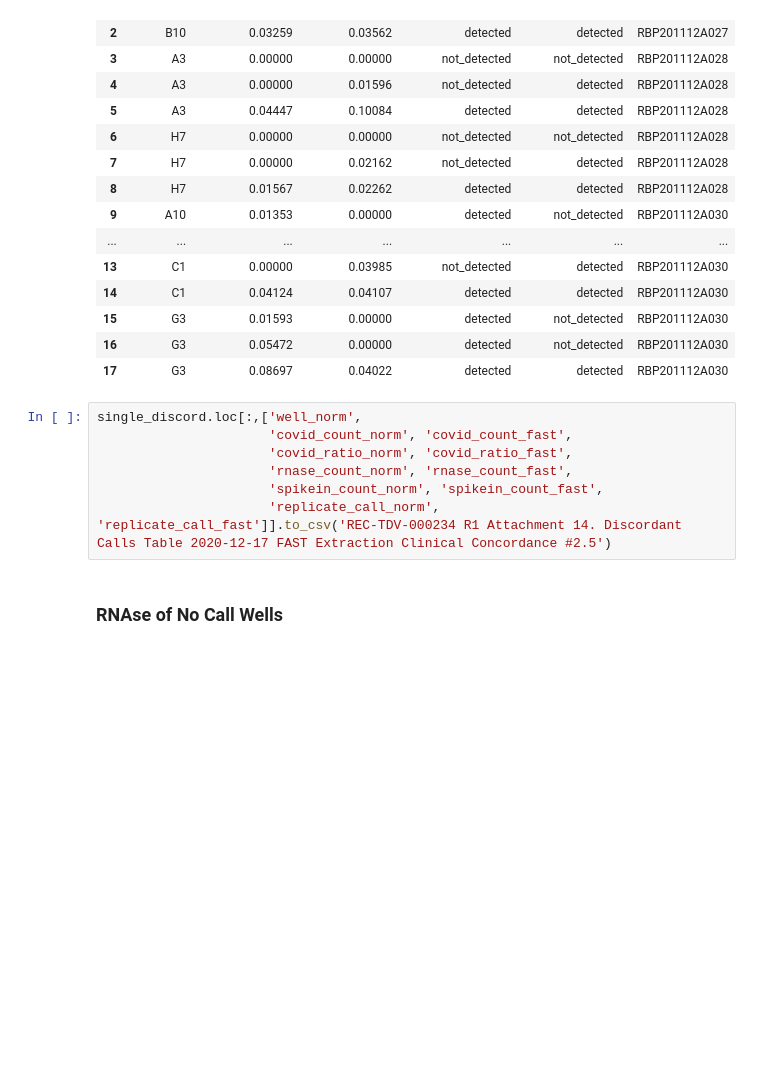
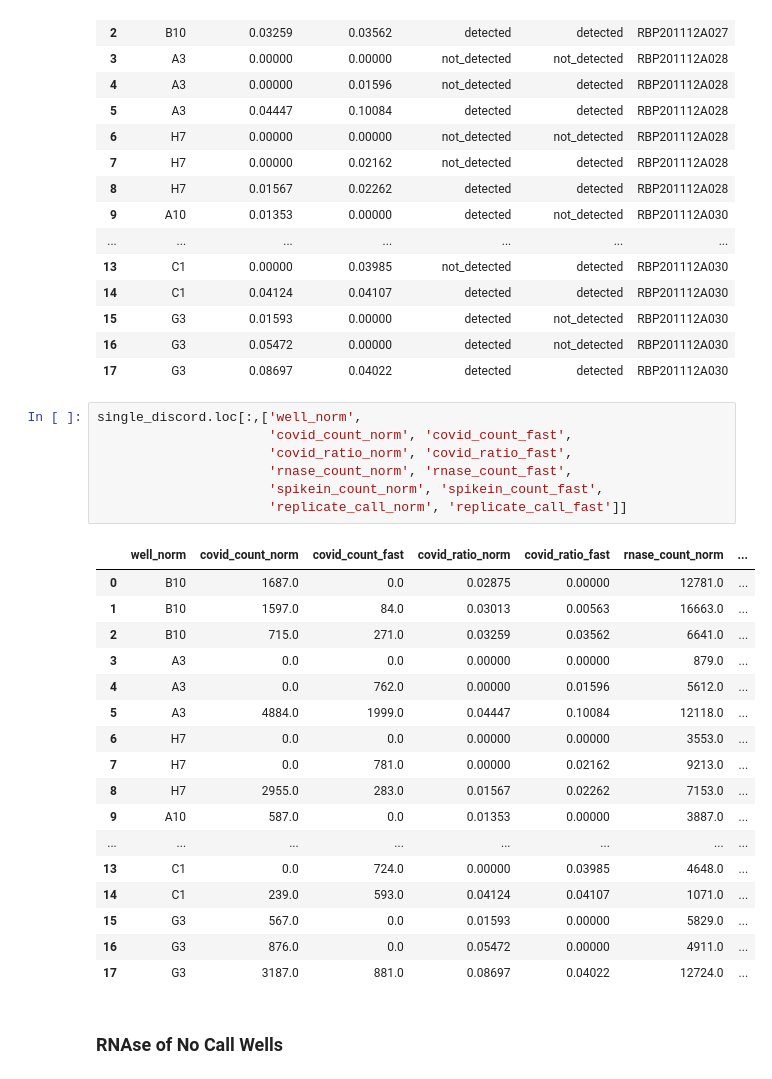
Before and after one commit to gh-bshih/g19_analysis, a Jupyter notebook: 201229_FastConcordance#2.5.ipynb, the cells around one changed output. Saved outputs shown, nothing was run; the diff lists cells and outputs as text; blank space fills up the shorter version.

```diff
--- a/201229_FastConcordance#2.5.ipynb
+++ b/201229_FastConcordance#2.5.ipynb
@@ -320,10 +320,28 @@ single_discord.loc[:, ['well_norm', 'covid_ratio_norm', 'covid_ratio_fast', 'rep
 # %%
 single_discord.loc[:,['well_norm',
                       'covid_count_norm', 'covid_count_fast',
                       'covid_ratio_norm', 'covid_ratio_fast',
                       'rnase_count_norm', 'rnase_count_fast',
                       'spikein_count_norm', 'spikein_count_fast',
-                      'replicate_call_norm', 'replicate_call_fast']].to_csv('REC-TDV-000234 R1 Attachment 14. Discordant Calls Table 2020-12-17 FAST Extraction Clinical Concordance #2.5')
+                      'replicate_call_norm', 'replicate_call_fast']]
+# %% [output]
+|  | well_norm | covid_count_norm | covid_count_fast | covid_ratio_norm | covid_ratio_fast | rnase_count_norm | ... |
+| 0 | B10 | 1687.0 | 0.0 | 0.02875 | 0.00000 | 12781.0 | ... |
+| 1 | B10 | 1597.0 | 84.0 | 0.03013 | 0.00563 | 16663.0 | ... |
+| 2 | B10 | 715.0 | 271.0 | 0.03259 | 0.03562 | 6641.0 | ... |
+| 3 | A3 | 0.0 | 0.0 | 0.00000 | 0.00000 | 879.0 | ... |
+| 4 | A3 | 0.0 | 762.0 | 0.00000 | 0.01596 | 5612.0 | ... |
+| 5 | A3 | 4884.0 | 1999.0 | 0.04447 | 0.10084 | 12118.0 | ... |
+| 6 | H7 | 0.0 | 0.0 | 0.00000 | 0.00000 | 3553.0 | ... |
+| 7 | H7 | 0.0 | 781.0 | 0.00000 | 0.02162 | 9213.0 | ... |
+| 8 | H7 | 2955.0 | 283.0 | 0.01567 | 0.02262 | 7153.0 | ... |
+| 9 | A10 | 587.0 | 0.0 | 0.01353 | 0.00000 | 3887.0 | ... |
+| ... | ... | ... | ... | ... | ... | ... | ... |
+| 13 | C1 | 0.0 | 724.0 | 0.00000 | 0.03985 | 4648.0 | ... |
+| 14 | C1 | 239.0 | 593.0 | 0.04124 | 0.04107 | 1071.0 | ... |
+| 15 | G3 | 567.0 | 0.0 | 0.01593 | 0.00000 | 5829.0 | ... |
+| 16 | G3 | 876.0 | 0.0 | 0.05472 | 0.00000 | 4911.0 | ... |
+| 17 | G3 | 3187.0 | 881.0 | 0.08697 | 0.04022 | 12724.0 | ... |
 # %% [markdown]
 ### RNAse of No Call Wells
 # %%
```
